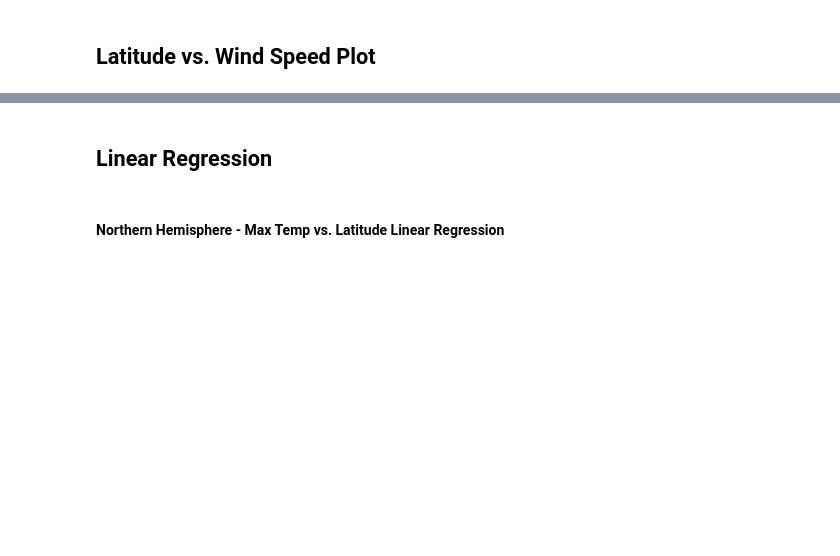
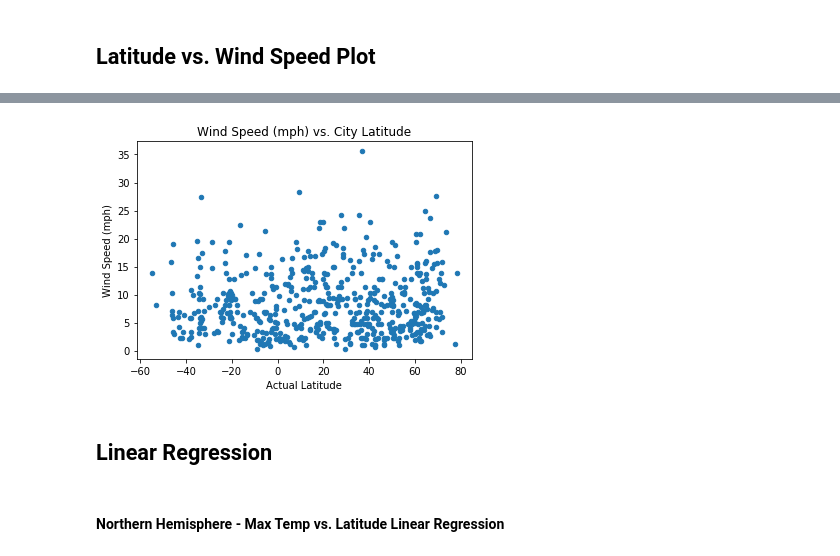
Before and after one commit to Gendo90/python-api-challenge, a Jupyter notebook: starter_code/WeatherPy.ipynb, the cells around one changed output, grey strips where cells are left out. Saved outputs shown, nothing was run; the diff lists cells and outputs as text; code cells hidden in the pictures; blank space fills up the shorter version.

```diff
--- a/starter_code/WeatherPy.ipynb
+++ b/starter_code/WeatherPy.ipynb
@@ -366,3 +371,10 @@ lat_vs_T_axes.get_figure().savefig("../output_data/Fig1.png")
+# %%
+lat_vs_wind_speed_axes = remaining_cities.plot(kind="scatter", x="Actual Latitude", y="Wind Speed (mph)",
+                                      title="Wind Speed (mph) vs. City Latitude")
+
+lat_vs_wind_speed_axes.get_figure().savefig("../output_data/Fig4.png")
+# %% [output]
+[figure, added]
 # %% [markdown]
 ## Linear Regression
 # %%
```
Also changed, not shown: parts of 6 cells of this notebook, 3 other files.
